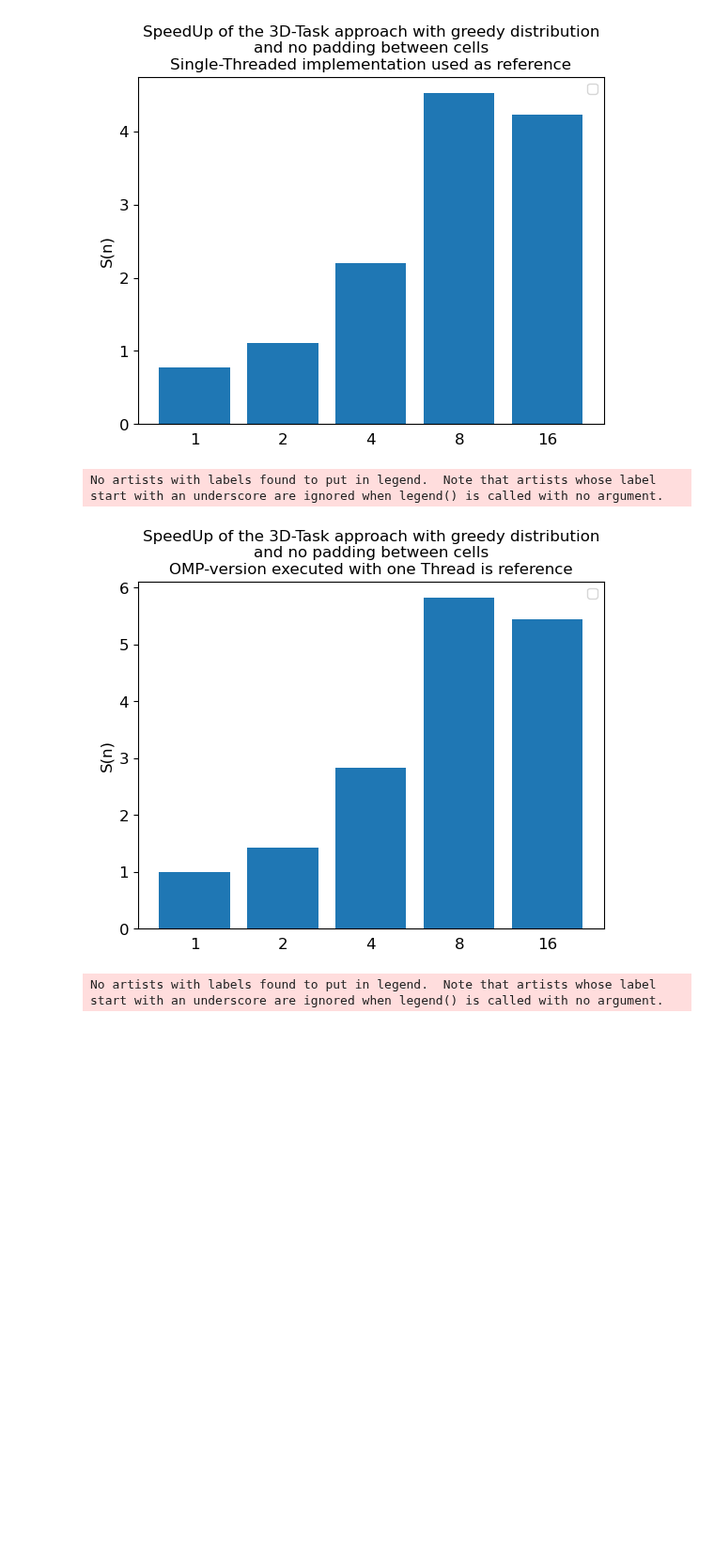
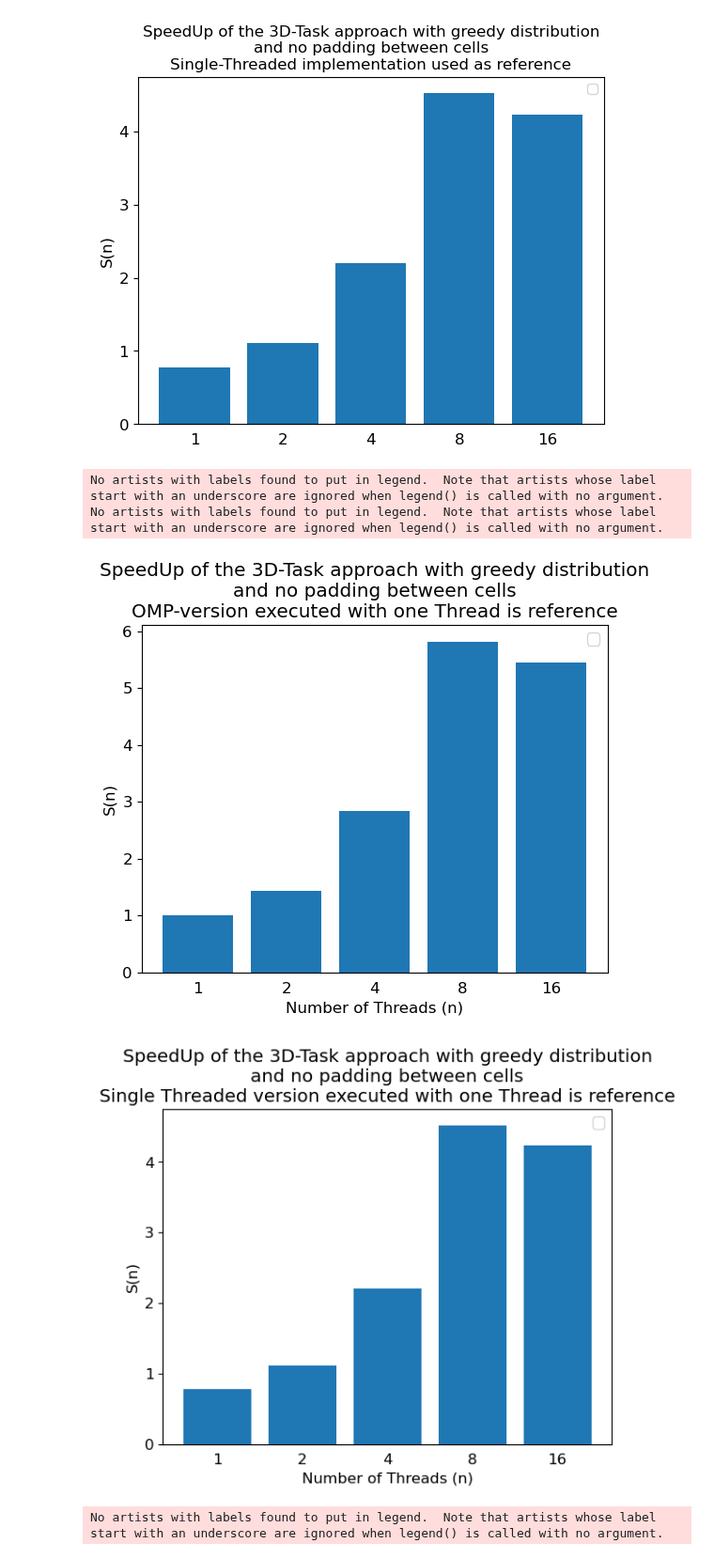
Before and after one commit to penguincarol/Alex_Boldizsar_Johannes_Mol_Sim, a Jupyter notebook: presentation/DataPlot/assignment5/multithreadComparisons.ipynb, the cells around one changed output. Shown at 94% size. Saved outputs shown, nothing was run; the diff lists cells and outputs as text; code cells hidden in the pictures; blank space fills up the shorter version.

```diff
--- a/presentation/DataPlot/assignment5/multithreadComparisons.ipynb
+++ b/presentation/DataPlot/assignment5/multithreadComparisons.ipynb
@@ -277,29 +276,22 @@ No artists with labels found to put in legend.  Note that artists whose label st
 [figure]
 # %%
 #speedup 3D, Greedy, omp as comparison
-fig3dSp, ax3dSp = plt.subplots()
-
 plt.rcParams.update({'font.size': 10})
 
-ax3dSp.bar(np.arange(len(xValues)), speedUpsNoOmpComp['threeDim'], align='center')
-ax3dSp.set_xticks([0,1,2,3,4],xValues)
-ax3dSp.set_ylabel('S(n)')
-ax3dSp.set_title('SpeedUp of the 3D-Task approach with greedy distribution\nand no padding between cells\nOMP-version executed with one Thread is reference')
-# Striche auf x-Achse ausschalten
-ax3dSp.tick_params(
-    axis='x',
-    which='both', #major und minor ticks
-    bottom=False  # ticks auf der x-Achse (unten)
-)
+createBarGraph(xValues=xValues, sample = speedUpsNoOmpComp['threeDim'], x_label="Number of Threads (n)", y_label='S(n)',
+    title='SpeedUp of the 3D-Task approach with greedy distribution\nand no padding between cells\nOMP-version executed with one Thread is reference',
+    filename='speedup_3D_omp_comp')
 
-ax3dSp.legend()
-fig3dSp.savefig('speedup_3D_omp_comp.pdf')
-fig3dSp.savefig('speedup_3D_omp_comp.png')
+createBarGraph(xValues=xValues, sample = speedUpsSingleTComp['threeDim'], x_label="Number of Threads (n)", y_label='S(n)',
+    title='SpeedUp of the 3D-Task approach with greedy distribution\nand no padding between cells\nSingle Threaded version executed with one Thread is reference',
+    filename='speedup_3D_st_comp')
 
 plt.rcParams.update({'font.size': 12})
 # %% [output]
 No artists with labels found to put in legend.  Note that artists whose label start with an underscore are ignored when legend() is called with no argument.
+No artists with labels found to put in legend.  Note that artists whose label start with an underscore are ignored when legend() is called with no argument.
-[figure, old version]
+[figure, new version]
+[figure, added]
 # %%
 #speedup 1D, Single Threaded as comparison
 fig1dSp, ax1dSp = plt.subplots()
```
Also changed, not shown: parts of 1 cell of this notebook, 22 other files.
